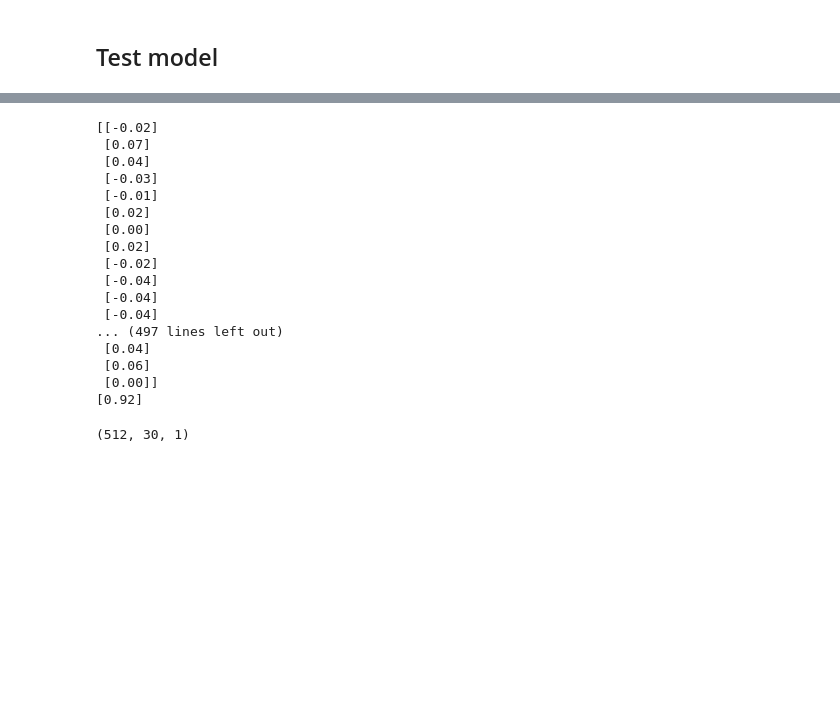
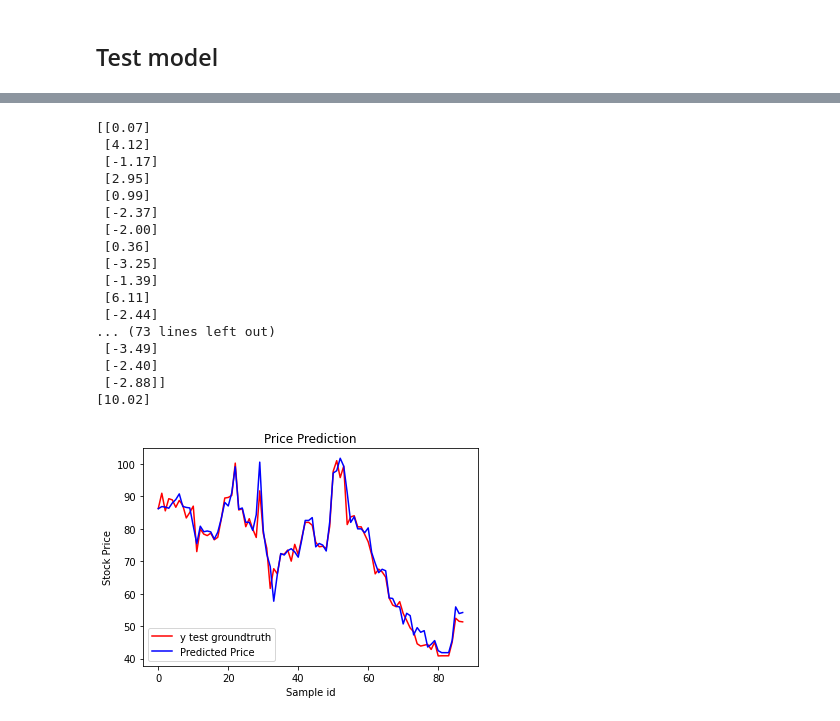
Before and after one commit to romqn1999/Predict-price-after-pattern, a Jupyter notebook: Find_price_pattern_and_predict_on_it.ipynb, the cells around one changed output, grey strips where cells are left out. Saved outputs shown, nothing was run; the diff lists cells and outputs as text; code cells hidden in the pictures; blank space fills up the shorter version.

```diff
--- a/Find_price_pattern_and_predict_on_it.ipynb
+++ b/Find_price_pattern_and_predict_on_it.ipynb
@@ -667,0 +667,12 @@ scale_method = "MinMax" #@param ["None", "MinMax"]
+# %%
+#@title Separate into input and output columns: Get data: X and y
+
+X_df = price_patterns_df[price_patterns_df.columns[:-1]]
+y_df = price_patterns_df[price_patterns_df.columns[-1:]]
+print(X_df)
+print(y_df)
+
+X_data = X_df.values
+y_data = y_df.values
+print(X_data)
+print(y_data)
@@ -771,5 +835,3 @@ Epoch 8000/8000
 <tensorflow.python.keras.callbacks.History at 0x...>
 # %% [markdown]
 ## Test model
-# %%
-X_test = X_train
@@ -776,8 +840,8 @@ X_test = X_train
 # %%
 predicted_stock_price = model.predict(X_test)
 if scale_method == 'MinMax':
-    predicted_stock_price = sc.inverse_transform(predicted_stock_price.T).T
-    y_train = sc.inverse_transform(y_train.T).T
+    predicted_stock_price = sc_test.inverse_transform(predicted_stock_price.T).T
+    y_test = sc_test.inverse_transform(y_test.T).T
 # %%
 y_train, predicted_stock_price
 # %% [output]
@@ -801,27 +865,35 @@ y_train, predicted_stock_price
 # %%
 float_formatter = "{:.2f}".format
 np.set_printoptions(formatter={'float_kind':float_formatter})
-print(y_train - predicted_stock_price)
-print(max(abs(y_train - predicted_stock_price)))
+print(y_test - predicted_stock_price)
+print(max(abs(y_test - predicted_stock_price)))
 # %% [output]
-[[-0.02]
- [0.07]
- [0.04]
- [-0.03]
- [-0.01]
- [0.02]
- [0.00]
- [0.02]
- [-0.02]
- [-0.04]
- [-0.04]
- [-0.04]
-... (497 lines left out)
- [0.04]
- [0.06]
- [0.00]]
-[0.92]
+[[0.07]
+ [4.12]
+ [-1.17]
+ [2.95]
+ [0.99]
+ [-2.37]
+ [-2.00]
+ [0.36]
+ [-3.25]
+ [-1.39]
+ [6.11]
+ [-2.44]
+... (73 lines left out)
+ [-3.49]
+ [-2.40]
+ [-2.88]]
+[10.02]
-# %%
-X_train.shape
-# %% [output]
-(512, 30, 1)
+# %%
+# Visualising the results
+plt.plot(range(len(y_test)), y_test, color = 'red', label = 'y test groundtruth')
+plt.plot(range(len(y_test)), predicted_stock_price, color = 'blue', label = 'Predicted Price')
+# plt.xticks(np.arange(0,459,50))
+plt.title('Price Prediction')
+plt.xlabel('Sample id')
+plt.ylabel('Stock Price')
+plt.legend()
+plt.show()
+# %% [output]
+[figure, added]
```
Also changed, not shown: parts of 18 cells of this notebook.
